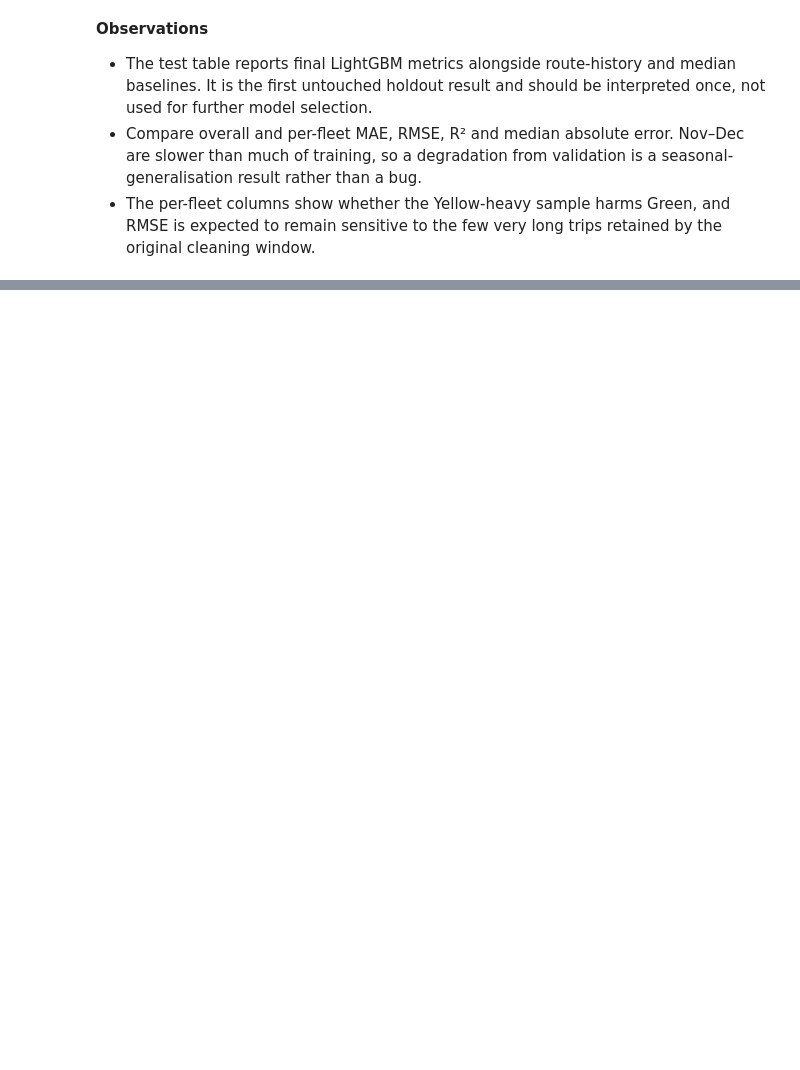
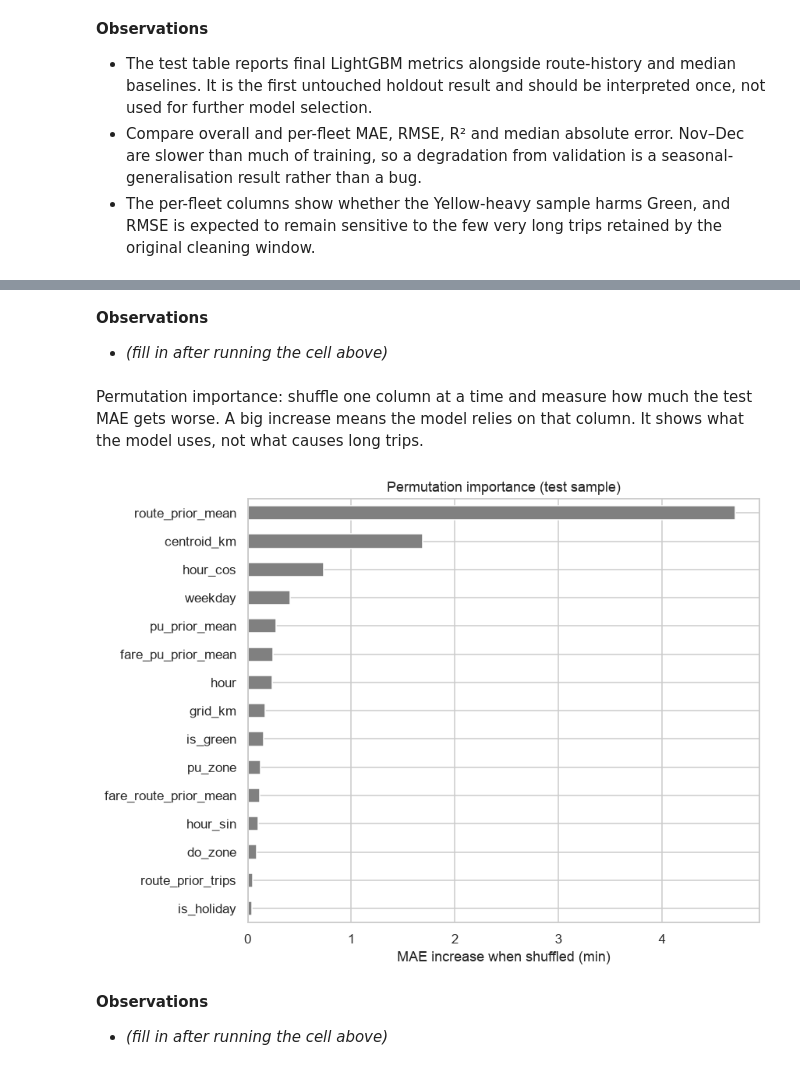
Before and after one commit to Shreyit/nyc-taxi-ml, a Jupyter notebook: notebooks/nyc_taxi_trip_duration.ipynb, the cells around one changed output, grey strips where cells are left out. Drawn from its saved outputs; the diff is of its cells as text; code cells hidden in the pictures; blank space fills up the shorter version.

```diff
--- a/notebooks/nyc_taxi_trip_duration.ipynb
+++ b/notebooks/nyc_taxi_trip_duration.ipynb
@@ -1590 +2001,25 @@ display(pd.DataFrame({"MAE_increase": perm_importance}).head(15).round(4))
+# %% [markdown]
+**Observations**
+- *(fill in after running the cell above)*
+# %% [markdown]
+Permutation importance: shuffle one column at a time and measure how much the test MAE gets worse. A big
+increase means the model relies on that column. It shows what the model uses, not what causes long trips.
+# %%
+from sklearn.inspection import permutation_importance
+
+sample = X_test.sample(50_000, random_state=SEED)
+perm = permutation_importance(final_model, sample, y_test.loc[sample.index], scoring="neg_mean_absolute_error",
+                              n_repeats=3, random_state=SEED, n_jobs=-1)
+importance = pd.Series(perm.importances_mean, index=X_test.columns).sort_values()
+
+ax = importance.tail(15).plot.barh(figsize=(8, 6), color="grey")
+ax.set(title="Permutation importance (test sample)", xlabel="MAE increase when shuffled (min)")
+plt.tight_layout()
+plt.savefig(FIGURES / "permutation_importance.png")
+plt.show()
+# %% [output]
+[figure, added]
+# %% [markdown]
+**Observations**
+- *(fill in after running the cell above)*
 # %% [markdown]
```
Also changed, not shown: parts of 112 cells of this notebook.
